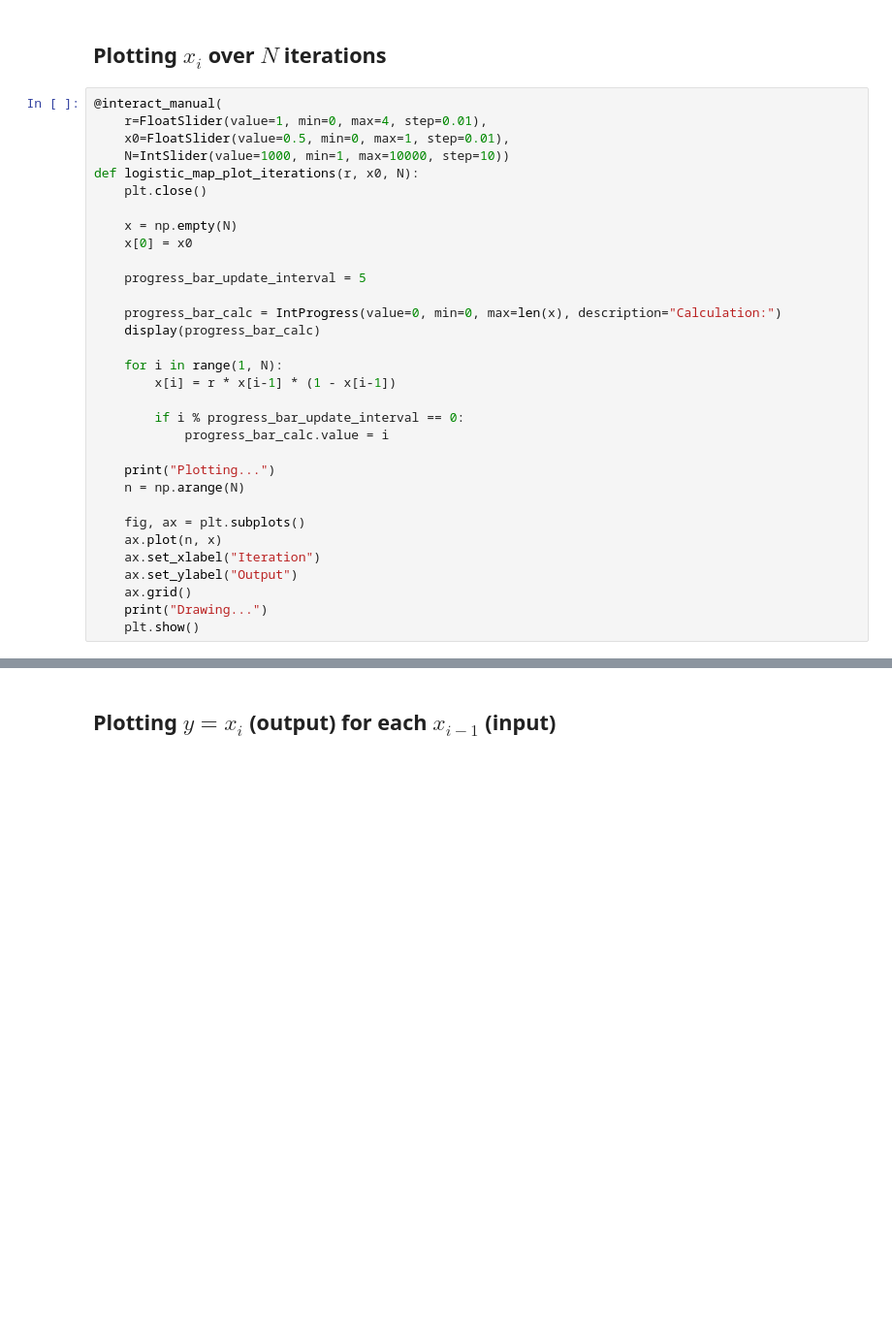
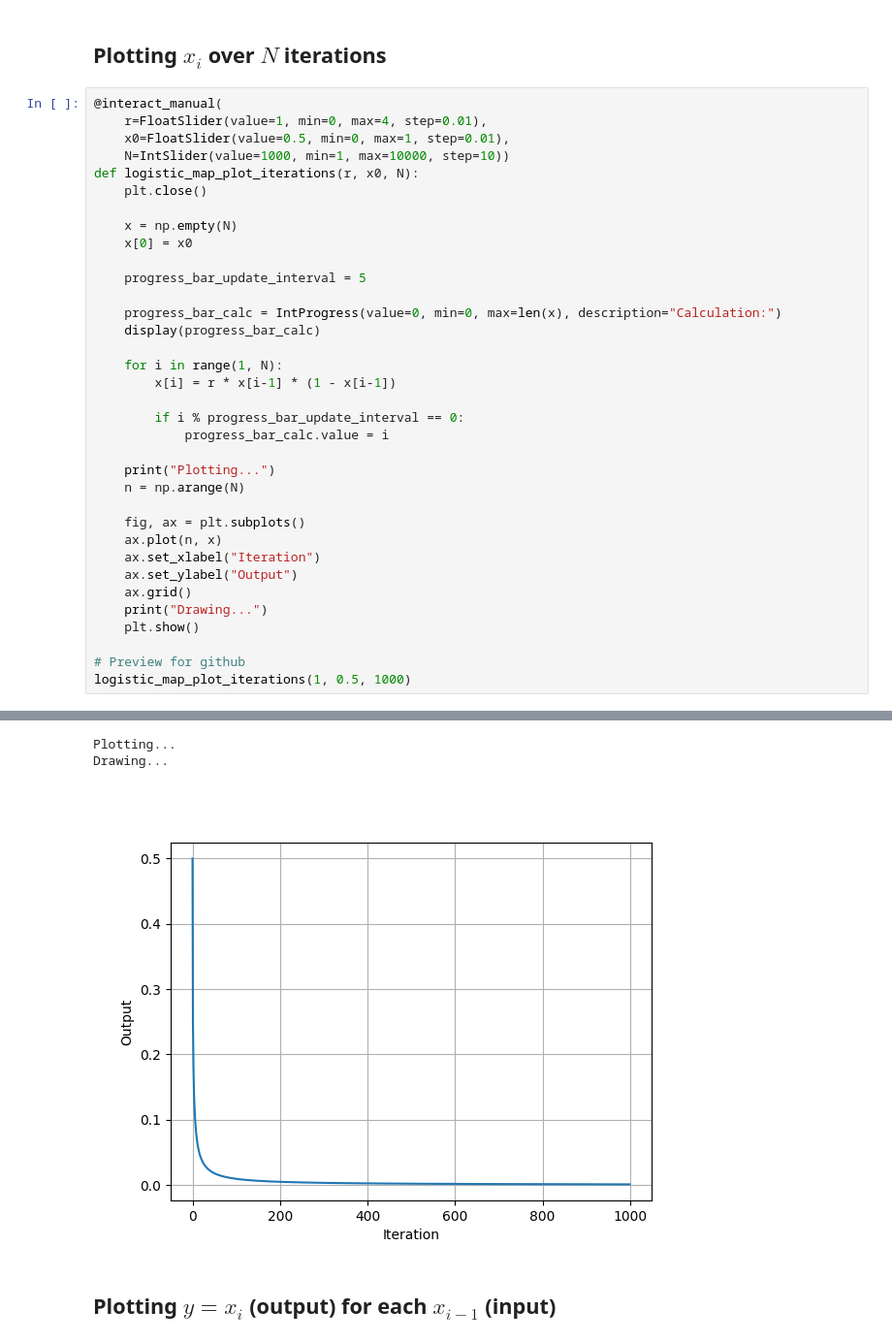
Before and after one commit to jensen-benard/complexity-exploration, a Jupyter notebook: notes.ipynb, the cells around one changed output, grey strips where cells are left out. Shown at 97% size. Saved outputs shown, nothing was run; the diff lists cells and outputs as text; blank space fills up the shorter version.

Commit message:
Add preview test for github

```diff
--- a/notes.ipynb
+++ b/notes.ipynb
@@ -42,5 +42,8 @@ def logistic_map_plot_iterations(r, x0, N):
     ax.grid()
     print("Drawing...")
     plt.show()
+
+# Preview for github
+logistic_map_plot_iterations(1, 0.5, 1000)
 # %% [output]
 interactive(children=(FloatSlider(value=1.0, description='r', max=4.0, step=0.01), FloatSlider(value=0.5, desc…
@@ -47,3 +51,6 @@ interactive(children=(FloatSlider(value=1.0, description='r', max=4.0, step=0.01
+Plotting...
+Drawing...
+[figure, added]
 # %% [markdown]
 ## Plotting $y = x_i$ (output) for each $x_{i-1}$ (input)
 # %%
```
Also changed, not shown: parts of 1 cell of this notebook.
